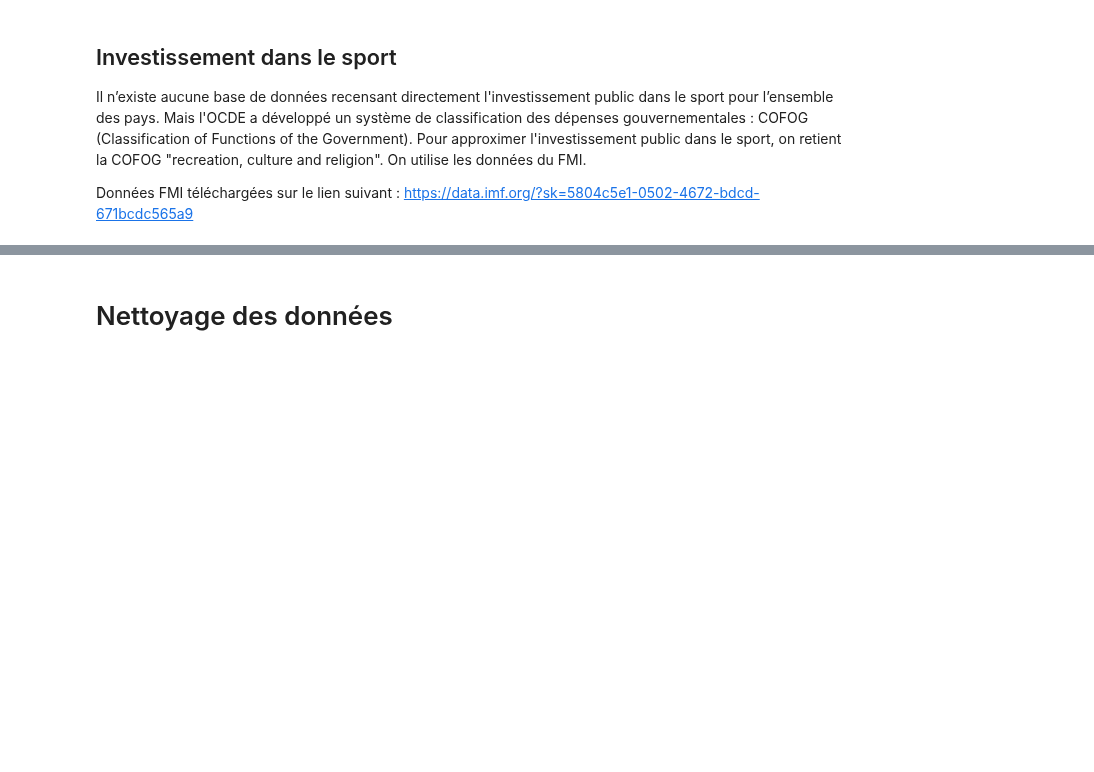
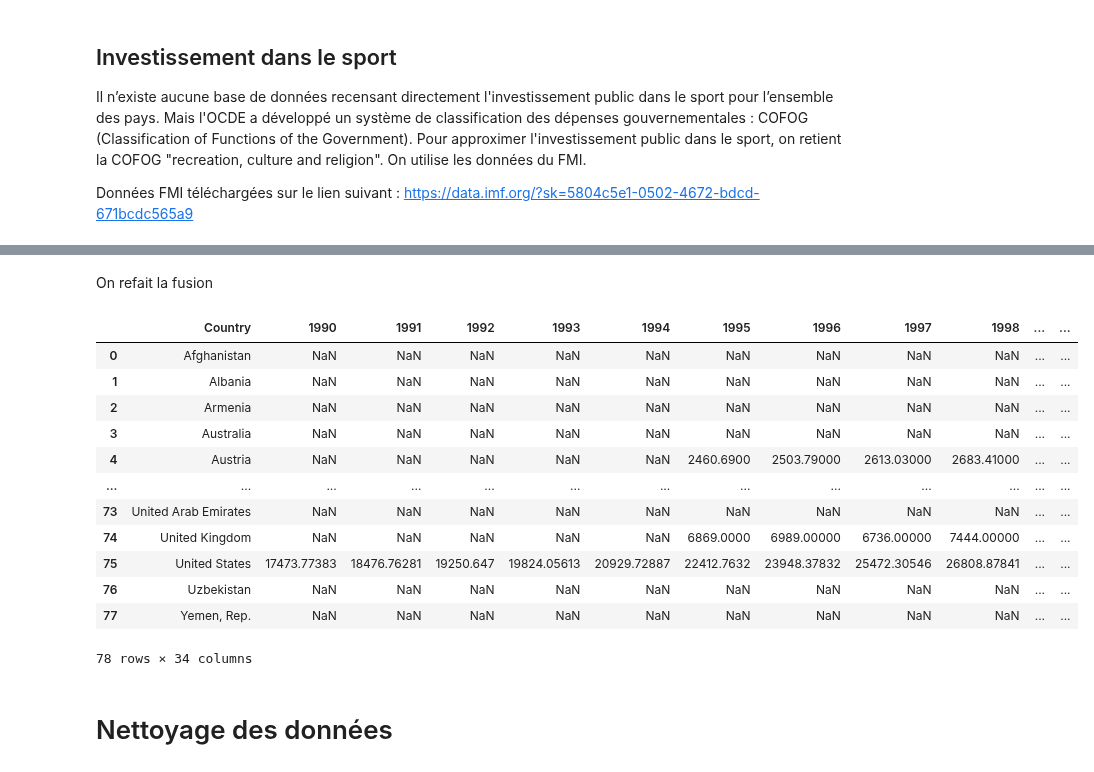
Before and after one commit to clemencebriodeau/Projet-python, a Jupyter notebook: Recuperation_donnees.ipynb, the cells around one changed output, grey strips where cells are left out. Drawn from its saved outputs; the diff is of its cells as text; code cells hidden in the pictures; blank space fills up the shorter version.

```diff
--- a/Recuperation_donnees.ipynb
+++ b/Recuperation_donnees.ipynb
@@ -132,0 +136,11 @@ df_invest_sport_FMI.head(10)
+# %%
+#on enlève lorsqu'il y a écrit ", Rep. of" pour faciliter la jointure
+
+df_invest_sport_copy = df_invest_sport.copy()
+
+col_pays_modif=[]
+for pays in df_invest_sport_copy["Country"]:
+    pays_modif = pays.replace(", Rep. of", "")
+    col_pays_modif.append(pays_modif)
+
+df_invest_sport_copy["Country"] = col_pays_modif
@@ -132,0 +173,14 @@ df_invest_sport_FMI.head(10)
+# %%
+df_invest_sport_copy["Country"][df_invest_sport_copy["Country"]=="Afghanistan, Islamic Rep. of"] = "Afghanistan"
+df_invest_sport_copy["Country"][df_invest_sport_copy["Country"]=="China, P.R.: Hong Kong"] = "Hong Kong SAR, China"
+df_invest_sport_copy["Country"][df_invest_sport_copy["Country"]=="China, P.R.: Macao"] = "Macao SAR, China"
+df_invest_sport_copy["Country"][df_invest_sport_copy["Country"]=="China, P.R.: Mainland"] = "China"
+df_invest_sport_copy["Country"][df_invest_sport_copy["Country"]=="Czech Rep."] = "Czech Republic"
+df_invest_sport_copy["Country"][df_invest_sport_copy["Country"]=="Egypt, Arab Rep. of"] = "Egypt, Arab Rep."
+df_invest_sport_copy["Country"][df_invest_sport_copy["Country"]=="Iran, Islamic Rep. of	"] = "Iran, Islamic Rep."
+df_invest_sport_copy["Country"][df_invest_sport_copy["Country"]=="Korea"] = "Korea, Rep."
+df_invest_sport_copy["Country"][df_invest_sport_copy["Country"]=="Kyrgyz Rep."] = "Kyrgyz Republic"
+df_invest_sport_copy["Country"][df_invest_sport_copy["Country"]=="Netherlands, The"] = "Netherlands"
+df_invest_sport_copy["Country"][df_invest_sport_copy["Country"]=="Slovak Rep."] = "Slovak Republic"
+df_invest_sport_copy["Country"][df_invest_sport_copy["Country"]=="Timor-Leste, Dem. Rep. of"] = "Timor-Leste"
+df_invest_sport_copy["Country"][df_invest_sport_copy["Country"]=="Yemen"] = "Yemen, Rep."
@@ -133,3 +205,22 @@ df_invest_sport_FMI.head(10)
+# %% [markdown]
+On refait la fusion
+# %%
+df_invest_sport_merged = df_invest_sport_copy.merge(liste_pays_pop, left_on="Country", right_on="Country Name")
+df_invest_sport_merged
+# %% [output]
+|  | Country | 1990 | 1991 | 1992 | 1993 | 1994 | 1995 | 1996 | 1997 | 1998 | ... | ... |
+| 0 | Afghanistan | NaN | NaN | NaN | NaN | NaN | NaN | NaN | NaN | NaN | ... | ... |
+| 1 | Albania | NaN | NaN | NaN | NaN | NaN | NaN | NaN | NaN | NaN | ... | ... |
+| 2 | Armenia | NaN | NaN | NaN | NaN | NaN | NaN | NaN | NaN | NaN | ... | ... |
+| 3 | Australia | NaN | NaN | NaN | NaN | NaN | NaN | NaN | NaN | NaN | ... | ... |
+| 4 | Austria | NaN | NaN | NaN | NaN | NaN | 2460.6900 | 2503.79000 | 2613.03000 | 2683.41000 | ... | ... |
+| ... | ... | ... | ... | ... | ... | ... | ... | ... | ... | ... | ... | ... |
+| 73 | United Arab Emirates | NaN | NaN | NaN | NaN | NaN | NaN | NaN | NaN | NaN | ... | ... |
+| 74 | United Kingdom | NaN | NaN | NaN | NaN | NaN | 6869.0000 | 6989.00000 | 6736.00000 | 7444.00000 | ... | ... |
+| 75 | United States | 17473.77383 | 18476.76281 | 19250.647 | 19824.05613 | 20929.72887 | 22412.7632 | 23948.37832 | 25472.30546 | 26808.87841 | ... | ... |
+| 76 | Uzbekistan | NaN | NaN | NaN | NaN | NaN | NaN | NaN | NaN | NaN | ... | ... |
+| 77 | Yemen, Rep. | NaN | NaN | NaN | NaN | NaN | NaN | NaN | NaN | NaN | ... | ... |
+78 rows × 34 columns
 # %% [markdown]
 # Nettoyage des données
 # %% [markdown]
```
Also changed, not shown: parts of 10 cells of this notebook, 1 other file.
